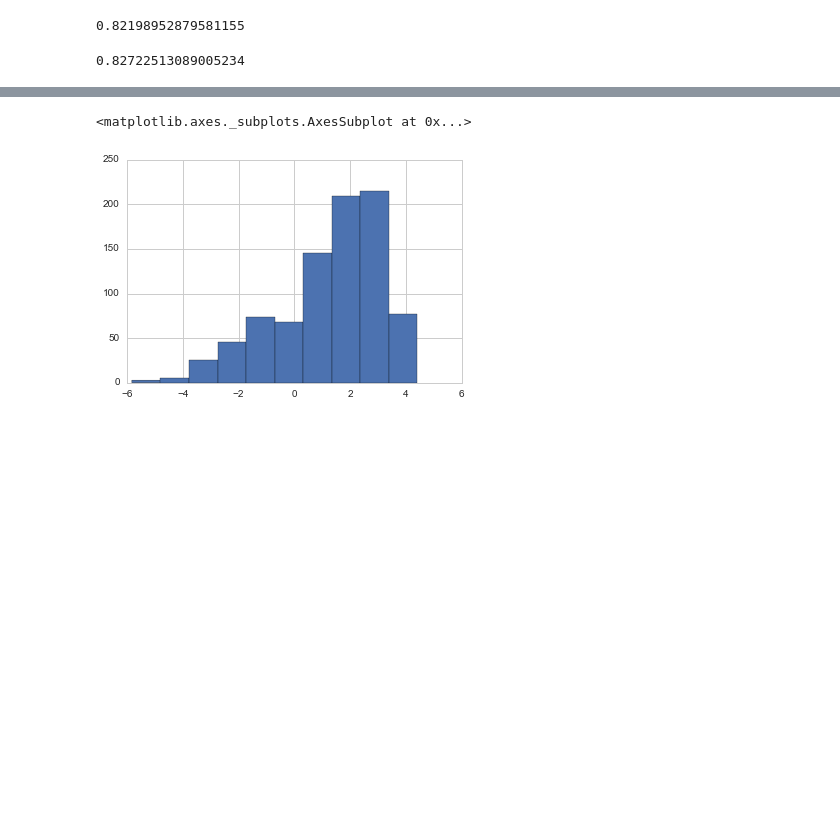
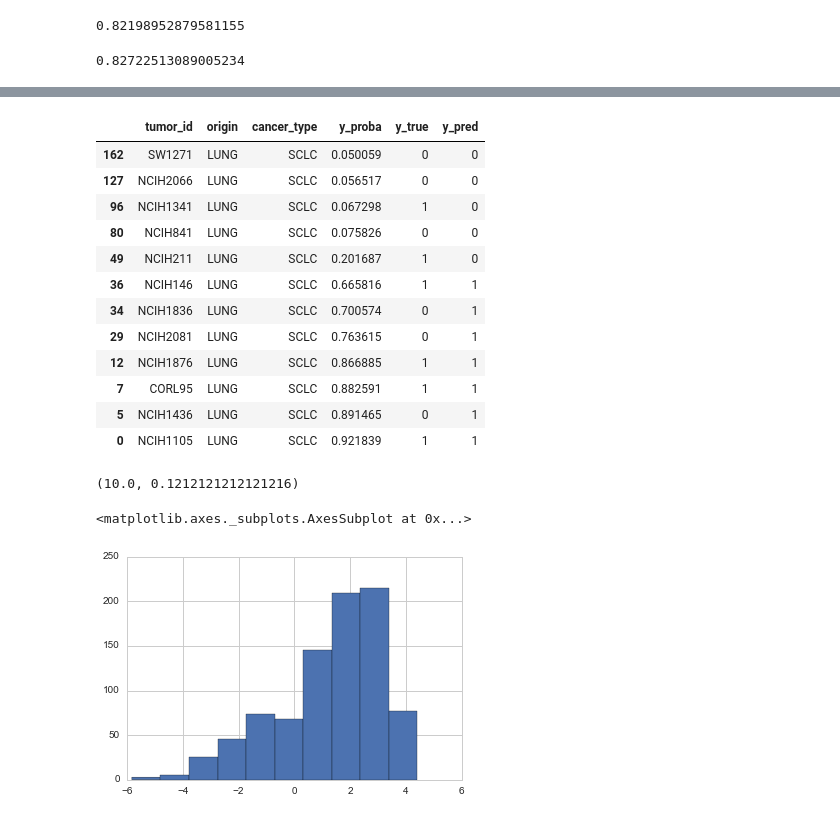
Before and after one commit to eric-czech/musc_genomics, a Jupyter notebook: src/python/notebook/analysis/cosmic_prediction_analysis.ipynb, the cells around one changed output, grey strips where cells are left out. Cells and saved outputs as stored; diff of their text form; code cells hidden in the pictures; blank space fills up the shorter version.

```diff
--- a/src/python/notebook/analysis/cosmic_prediction_analysis.ipynb
+++ b/src/python/notebook/analysis/cosmic_prediction_analysis.ipynb
@@ -256,3 +259,27 @@ dt
+# %%
+d_sclc = d[d['cancer_type'] == 'SCLC'][['tumor_id', 'origin', 'cancer_type', 'y_proba', 'y_true', 'y_pred']].sort_values('y_proba')
+d_sclc.to_csv('./cosmic_prediction_analysis_results/cosmic_predictions_sclc.csv', index=False)
+d_sclc
+# %% [output]
+|  | tumor_id | origin | cancer_type | y_proba | y_true | y_pred |
+| 162 | SW1271 | LUNG | SCLC | 0.050059 | 0 | 0 |
+| 127 | NCIH2066 | LUNG | SCLC | 0.056517 | 0 | 0 |
+| 96 | NCIH1341 | LUNG | SCLC | 0.067298 | 1 | 0 |
+| 80 | NCIH841 | LUNG | SCLC | 0.075826 | 0 | 0 |
+| 49 | NCIH211 | LUNG | SCLC | 0.201687 | 1 | 0 |
+| 36 | NCIH146 | LUNG | SCLC | 0.665816 | 1 | 1 |
+| 34 | NCIH1836 | LUNG | SCLC | 0.700574 | 0 | 1 |
+| 29 | NCIH2081 | LUNG | SCLC | 0.763615 | 0 | 1 |
+| 12 | NCIH1876 | LUNG | SCLC | 0.866885 | 1 | 1 |
+| 7 | CORL95 | LUNG | SCLC | 0.882591 | 1 | 1 |
+| 5 | NCIH1436 | LUNG | SCLC | 0.891465 | 0 | 1 |
+| 0 | NCIH1105 | LUNG | SCLC | 0.921839 | 1 | 1 |
+# %%
+dt = d_sclc[~d_sclc['y_proba'].between(.1, .8)]
+scipy.stats.fisher_exact([[5, 1], [2, 4]], alternative='greater')
+#mcnemar(x=np.array([[100, 50], [1, 100]]))
+# %% [output]
+(10.0, 0.1212121212121216)
 # %%
 d_cosmic['value_ic50'].hist()
 # %% [output]
```
Also changed, not shown: parts of 2 cells of this notebook, 2 other files.
